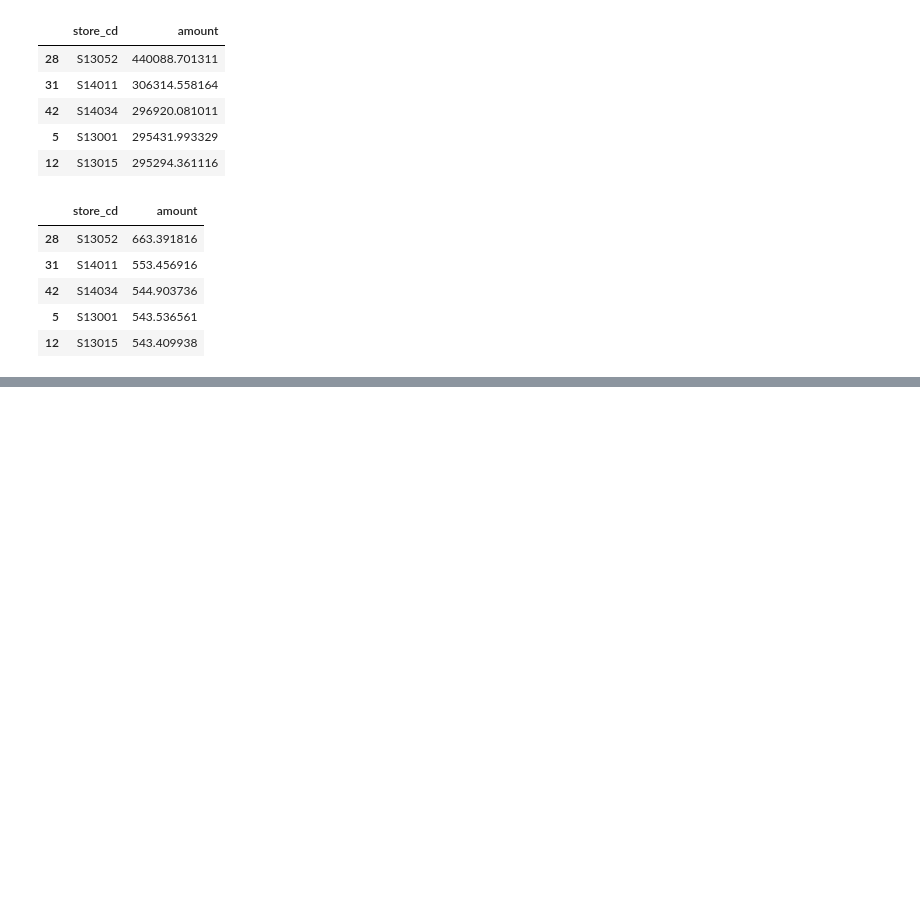
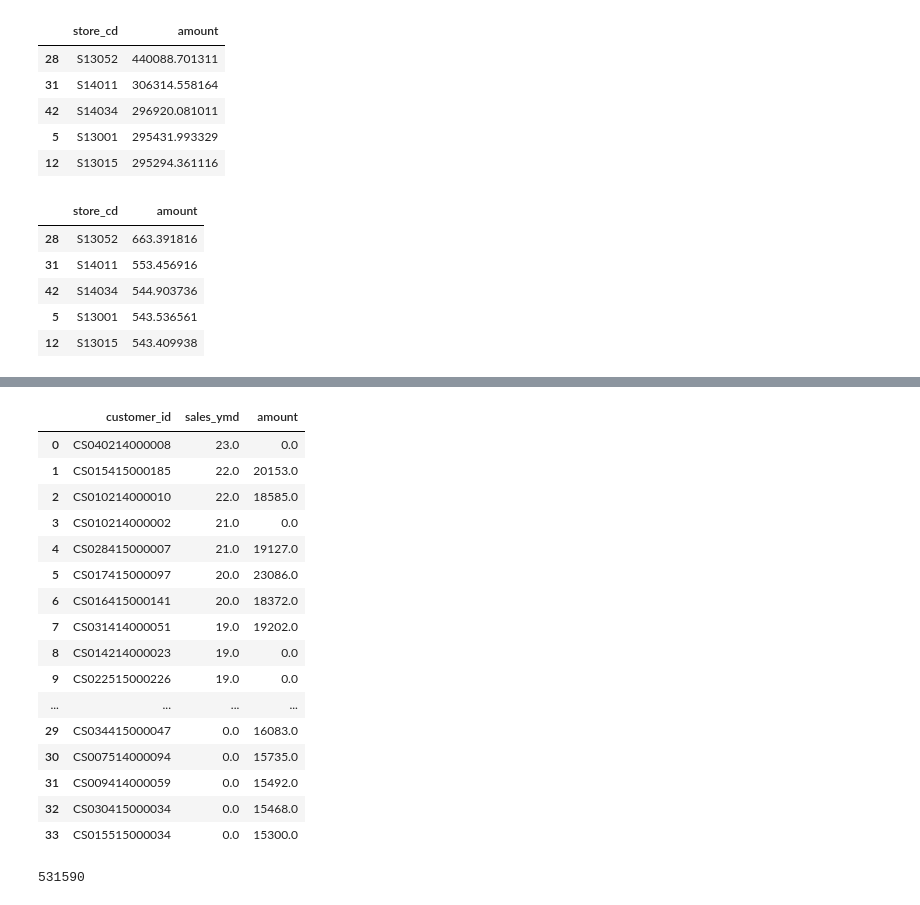
Before and after one commit to snaga/100knocks-preprocess, a Jupyter notebook: 100knocks-preprocess.ipynb, the cells around one changed output, grey strips where cells are left out. Drawn from its saved outputs; the diff is of its cells as text; code cells hidden in the pictures; blank space fills up the shorter version.

```diff
--- a/100knocks-preprocess.ipynb
+++ b/100knocks-preprocess.ipynb
@@ -451,0 +549,29 @@ df_receipt.groupby('store_cd').amount.std(ddof=0).reset_index().sort_values('amo
+# %%
+# 039
+df_tmp1 = df_receipt[~df_receipt.duplicated(subset=['customer_id', 'sales_ymd'])].query('not customer_id.str.startswith("Z")').groupby('customer_id').sales_ymd.count().reset_index().sort_values('sales_ymd', ascending=False).head(20)
+df_tmp2 = df_receipt.query('not customer_id.str.startswith("Z")').groupby('customer_id').amount.sum().reset_index().sort_values('amount', ascending=False).head(20)
+
+pd.merge(df_tmp1, df_tmp2, how='outer', on='customer_id').fillna(0)
+# %% [output]
+|  | customer_id | sales_ymd | amount |
+| 0 | CS040214000008 | 23.0 | 0.0 |
+| 1 | CS015415000185 | 22.0 | 20153.0 |
+| 2 | CS010214000010 | 22.0 | 18585.0 |
+| 3 | CS010214000002 | 21.0 | 0.0 |
+| 4 | CS028415000007 | 21.0 | 19127.0 |
+| 5 | CS017415000097 | 20.0 | 23086.0 |
+| 6 | CS016415000141 | 20.0 | 18372.0 |
+| 7 | CS031414000051 | 19.0 | 19202.0 |
+| 8 | CS014214000023 | 19.0 | 0.0 |
+| 9 | CS022515000226 | 19.0 | 0.0 |
+| ... | ... | ... | ... |
+| 29 | CS034415000047 | 0.0 | 16083.0 |
+| 30 | CS007514000094 | 0.0 | 15735.0 |
+| 31 | CS009414000059 | 0.0 | 15492.0 |
+| 32 | CS030415000034 | 0.0 | 15468.0 |
+| 33 | CS015515000034 | 0.0 | 15300.0 |
+# %%
+# 040
+len(pd.merge(df_store, df_product, how='cross'))
+# %% [output]
+531590
```
Also changed, not shown: parts of 7 cells of this notebook.
